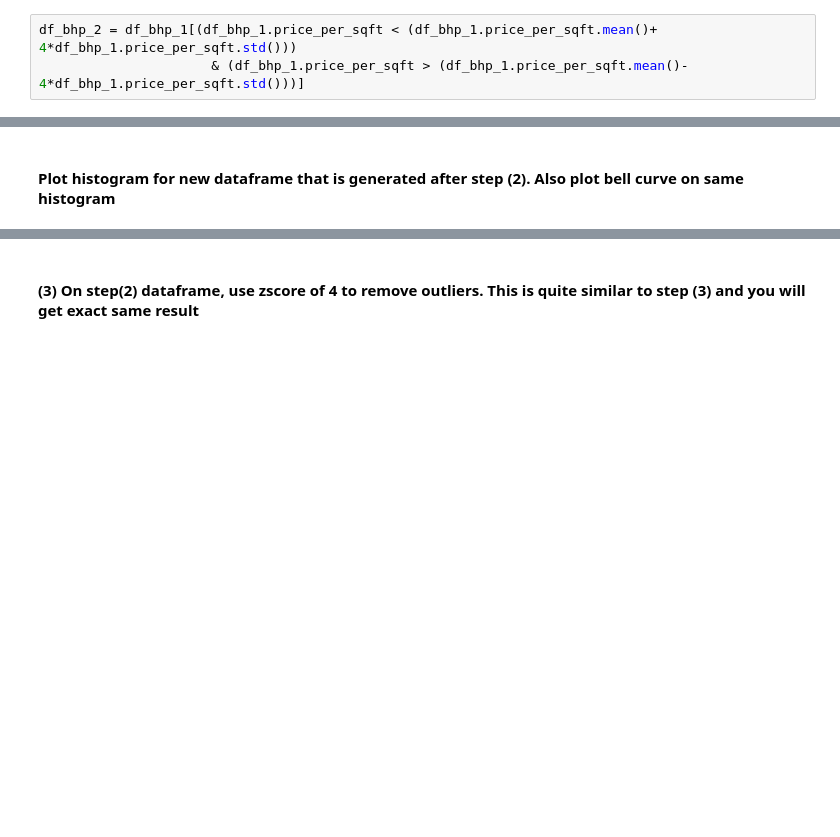
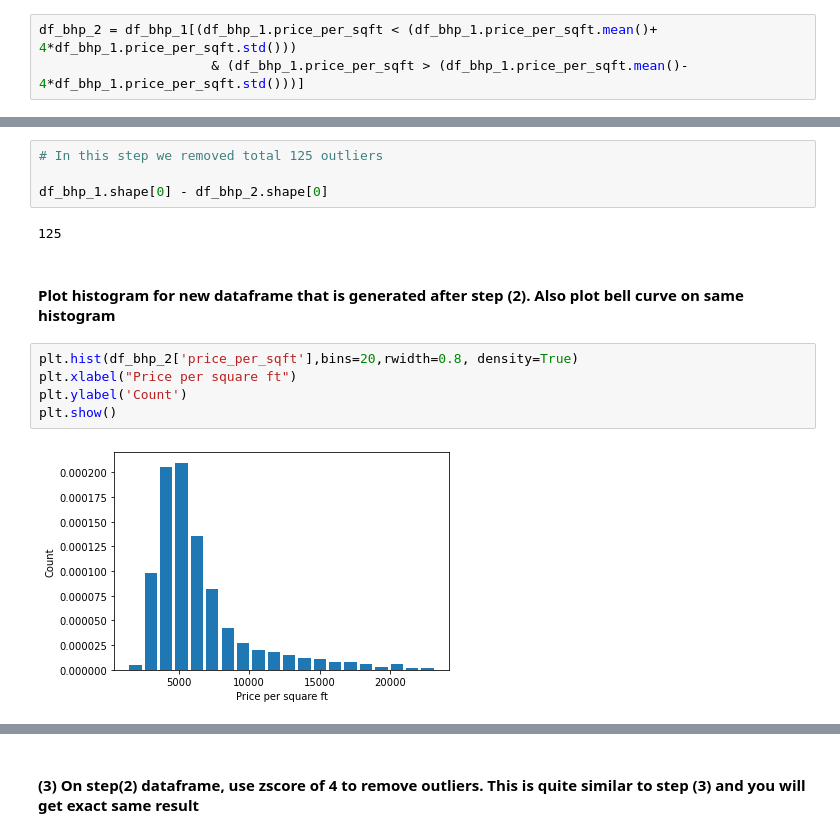
Before and after one commit to rhodapang/Python-Project, a Jupyter notebook: Data Science Feature Engineering by Python.ipynb, the cells around one changed output, grey strips where cells are left out. Cells and saved outputs as stored; diff of their text form; blank space fills up the shorter version.

```diff
--- a/Data Science Feature Engineering by Python.ipynb
+++ b/Data Science Feature Engineering by Python.ipynb
@@ -414,3 +454,16 @@ df_bhp_2.shape
+# %%
+# In this step we removed total 125 outliers
+
+df_bhp_1.shape[0] - df_bhp_2.shape[0]
+# %% [output]
+125
 # %% [markdown]
 #### Plot histogram for new dataframe that is generated after step (2). Also plot bell curve on same histogram
+# %%
+plt.hist(df_bhp_2['price_per_sqft'],bins=20,rwidth=0.8, density=True)
+plt.xlabel("Price per square ft")
+plt.ylabel('Count')
+plt.show()
+# %% [output]
+[figure, added]
 # %%
```
Also changed, not shown: parts of 10 cells of this notebook.
